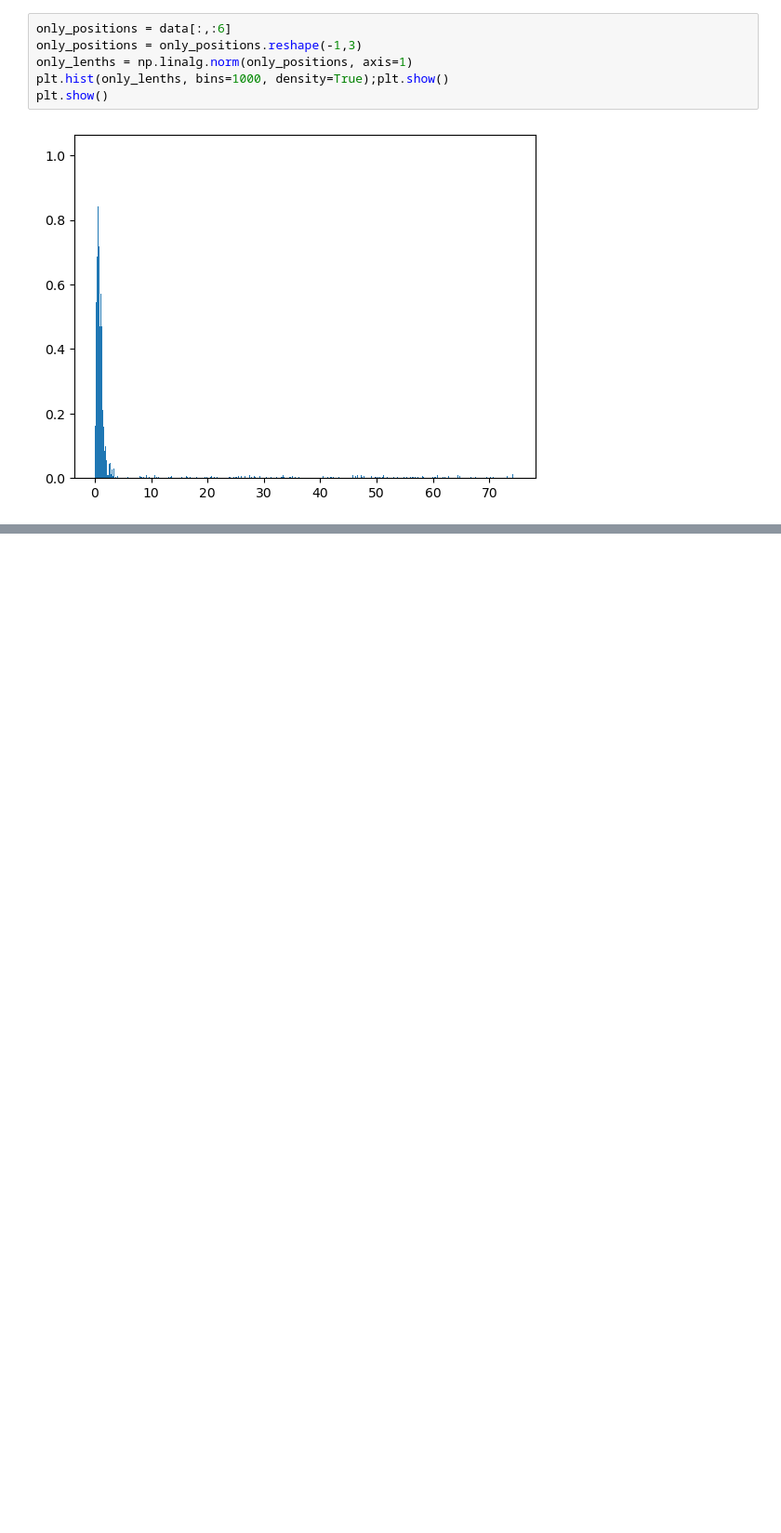
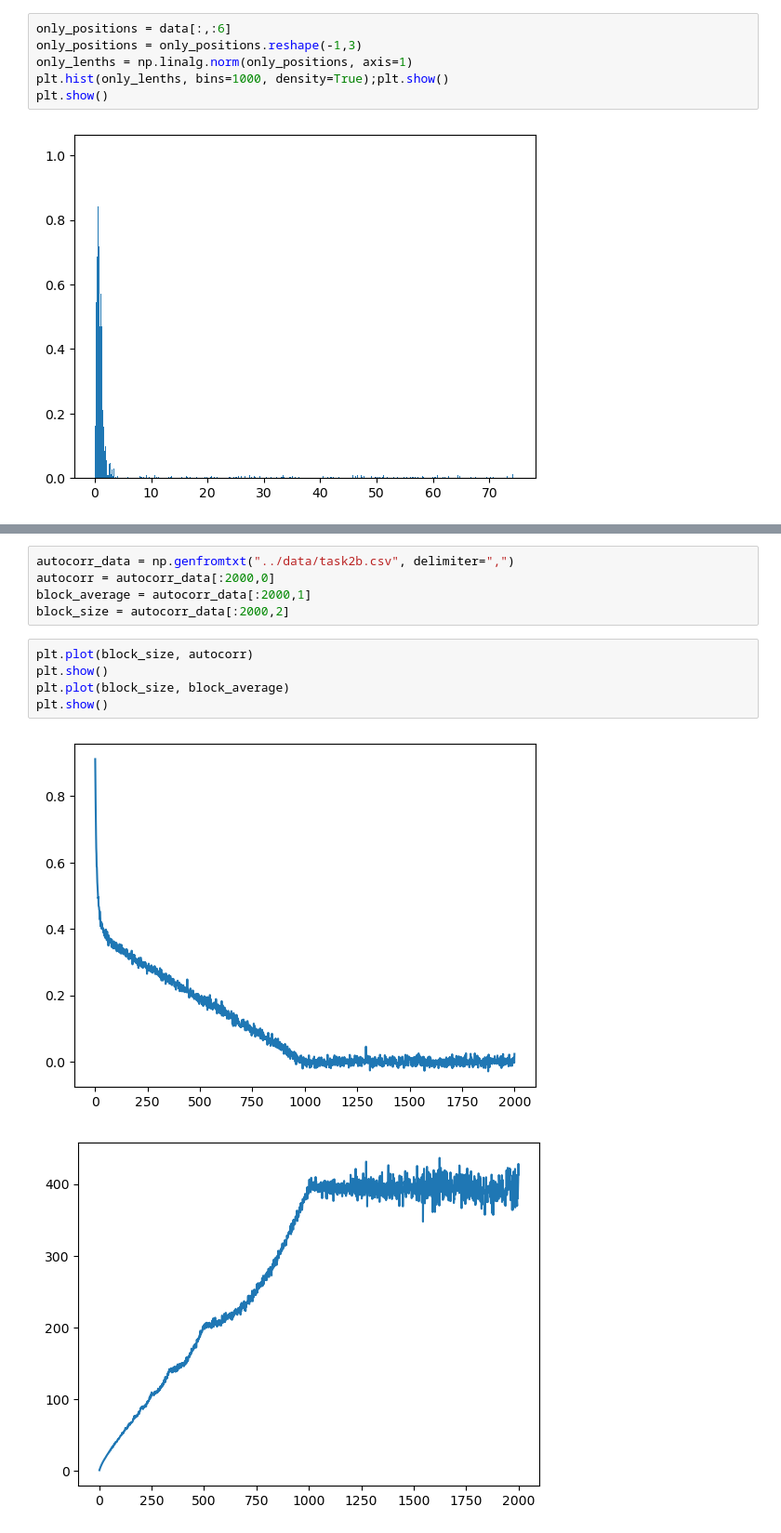
Before and after one commit to gujoh/compfys-h2b, a Jupyter notebook: plotting/task_2.ipynb, the cells around one changed output, grey strips where cells are left out. Shown at 93% size. Drawn from its saved outputs; the diff is of its cells as text; blank space fills up the shorter version.

```diff
--- a/plotting/task_2.ipynb
+++ b/plotting/task_2.ipynb
@@ -25,0 +29,13 @@ plt.show()
+# %%
+autocorr_data = np.genfromtxt("../data/task2b.csv", delimiter=",")
+autocorr = autocorr_data[:2000,0]
+block_average = autocorr_data[:2000,1]
+block_size = autocorr_data[:2000,2]
+# %%
+plt.plot(block_size, autocorr)
+plt.show()
+plt.plot(block_size, block_average)
+plt.show()
+# %% [output]
+[figure, added]
+[figure, added]
```
Also changed, not shown: parts of 2 cells of this notebook.
